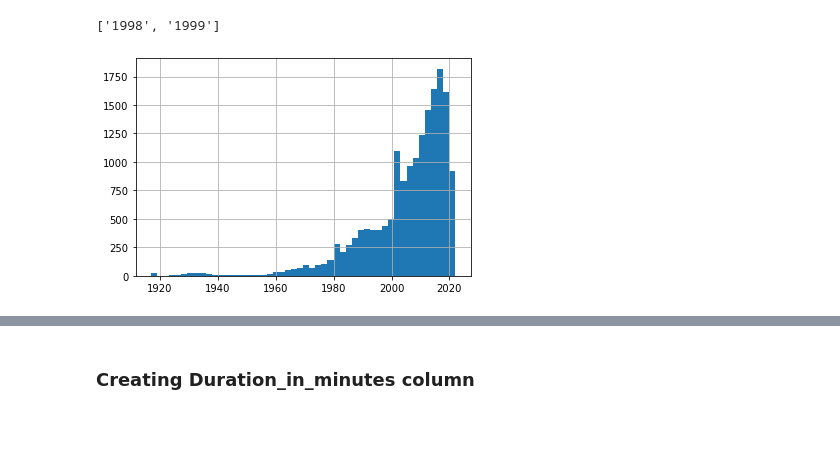
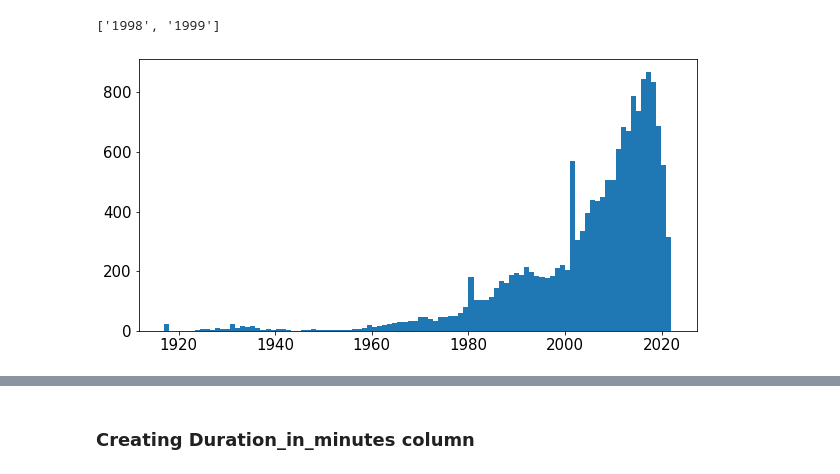
Before and after one commit to edgarg429/Anime_recommendation, a Jupyter notebook: Anime_Recommendation_Project.ipynb, the cells around one changed output, grey strips where cells are left out. Saved outputs shown, nothing was run; the diff lists cells and outputs as text; code cells hidden in the pictures; blank space fills up the shorter version.

Commit message:
added charts to presentation, annotation to notebook

```diff
--- a/Anime_Recommendation_Project.ipynb
+++ b/Anime_Recommendation_Project.ipynb
@@ -124,9 +124,9 @@ anime_df_no_syn['Year_Premiered'] = [anime_df_no_syn['Year_Premiered'][x][0] for
 anime_df_no_syn['Year_Premiered'] = [int(x) if x != 'Unknown' else x for x in anime_df_no_syn['Year_Premiered']]
 # %%
 #Graph of number of anime released each year
-anime_df_no_syn[anime_df_no_syn['Year_Premiered']!='Unknown'].Year_Premiered.hist(bins=50);
+anime_df_no_syn[anime_df_no_syn['Year_Premiered']!='Unknown'].Year_Premiered.hist(bins=100, figsize=(10,5), grid=False, xlabelsize=15, ylabelsize=15);
 # %% [output]
-[figure, old version]
+[figure, new version]
 # %%
 # Checking dataframe from pornographic titles, also known as Hentai
 anime_df_no_syn[anime_df_no_syn['Genres'].str.contains('Hentai')]
```
Also changed, not shown: parts of 35 cells of this notebook, 5 other files.
